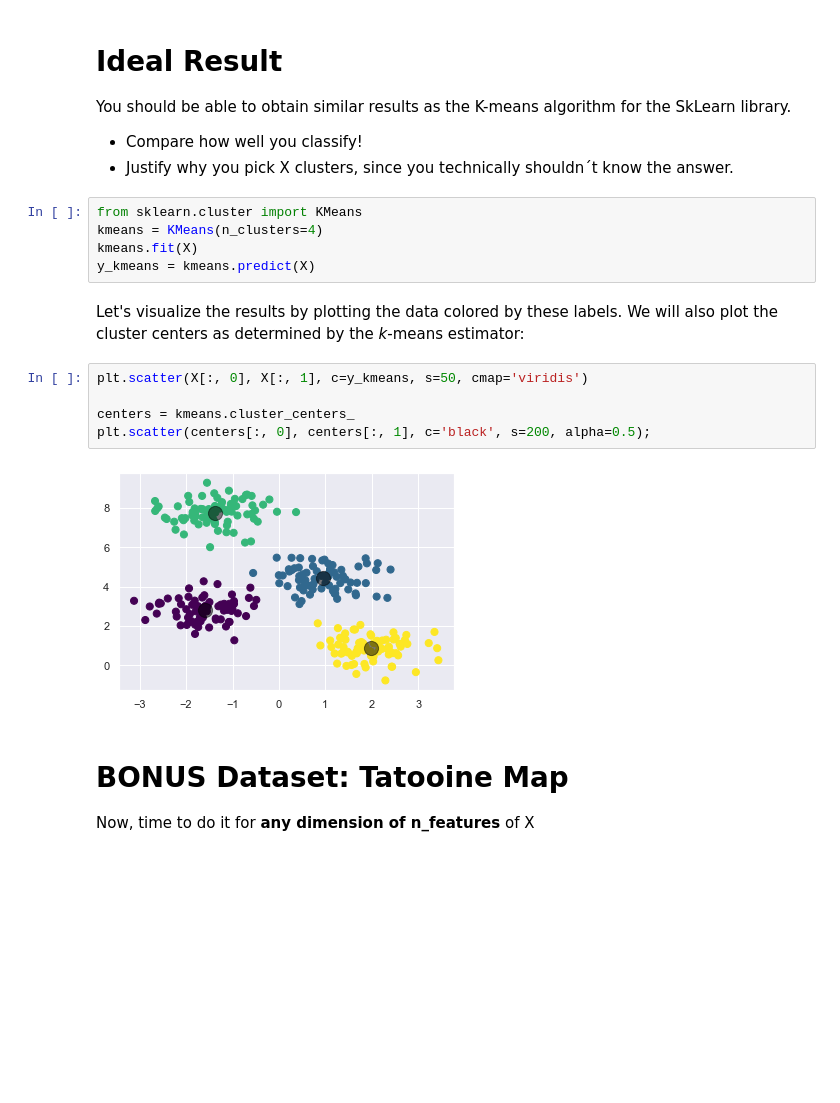
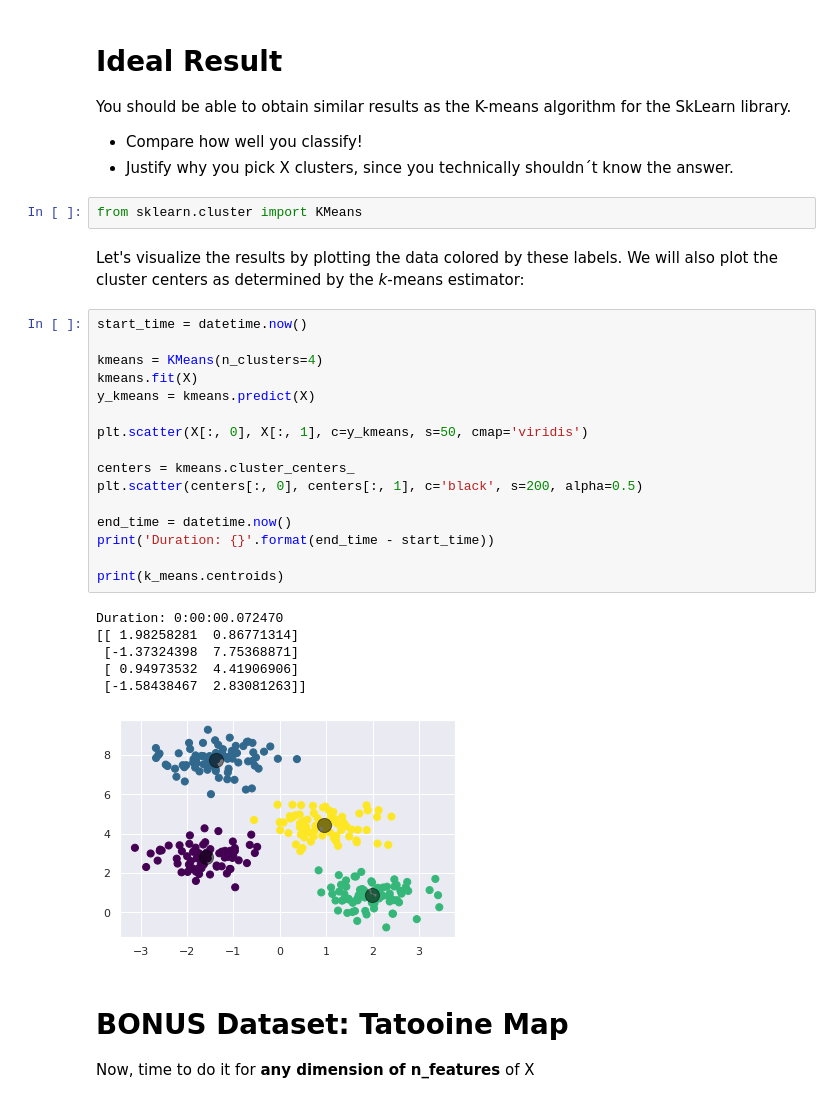
Before and after one commit to KimberleyTaylor/exercises, a Jupyter notebook: M3/d5/00_KMeans_From_Scratch.ipynb, the cells around one changed output. Cells and saved outputs as stored; diff of their text form; blank space fills up the shorter version.

```diff
--- a/M3/d5/00_KMeans_From_Scratch.ipynb
+++ b/M3/d5/00_KMeans_From_Scratch.ipynb
@@ -170,19 +182,32 @@ You should be able to obtain similar results as the K-means algorithm for the Sk
 - Justify why you pick X clusters, since you technically shouldn´t know the answer.
 # %%
 from sklearn.cluster import KMeans
-kmeans = KMeans(n_clusters=4)
-kmeans.fit(X)
-y_kmeans = kmeans.predict(X)
 # %% [markdown]
 Let's visualize the results by plotting the data colored by these labels.
 We will also plot the cluster centers as determined by the *k*-means estimator:
 # %%
+start_time = datetime.now()
+
+kmeans = KMeans(n_clusters=4)
+kmeans.fit(X)
+y_kmeans = kmeans.predict(X)
+
 plt.scatter(X[:, 0], X[:, 1], c=y_kmeans, s=50, cmap='viridis')
 
 centers = kmeans.cluster_centers_
-plt.scatter(centers[:, 0], centers[:, 1], c='black', s=200, alpha=0.5);
+plt.scatter(centers[:, 0], centers[:, 1], c='black', s=200, alpha=0.5)
+
+end_time = datetime.now()
+print('Duration: {}'.format(end_time - start_time))
+
+print(k_means.centroids)
 # %% [output]
+Duration: 0:00:00.072470
+[[ 1.98258281  0.86771314]
+ [-1.37324398  7.75368871]
+ [ 0.94973532  4.41906906]
+ [-1.58438467  2.83081263]]
-[figure, old version]
+[figure, new version]
 # %% [markdown]
 # BONUS Dataset: Tatooine Map
 Now, time to do it for **any dimension of n_features** of X
```
Also changed, not shown: parts of 10 cells of this notebook.
